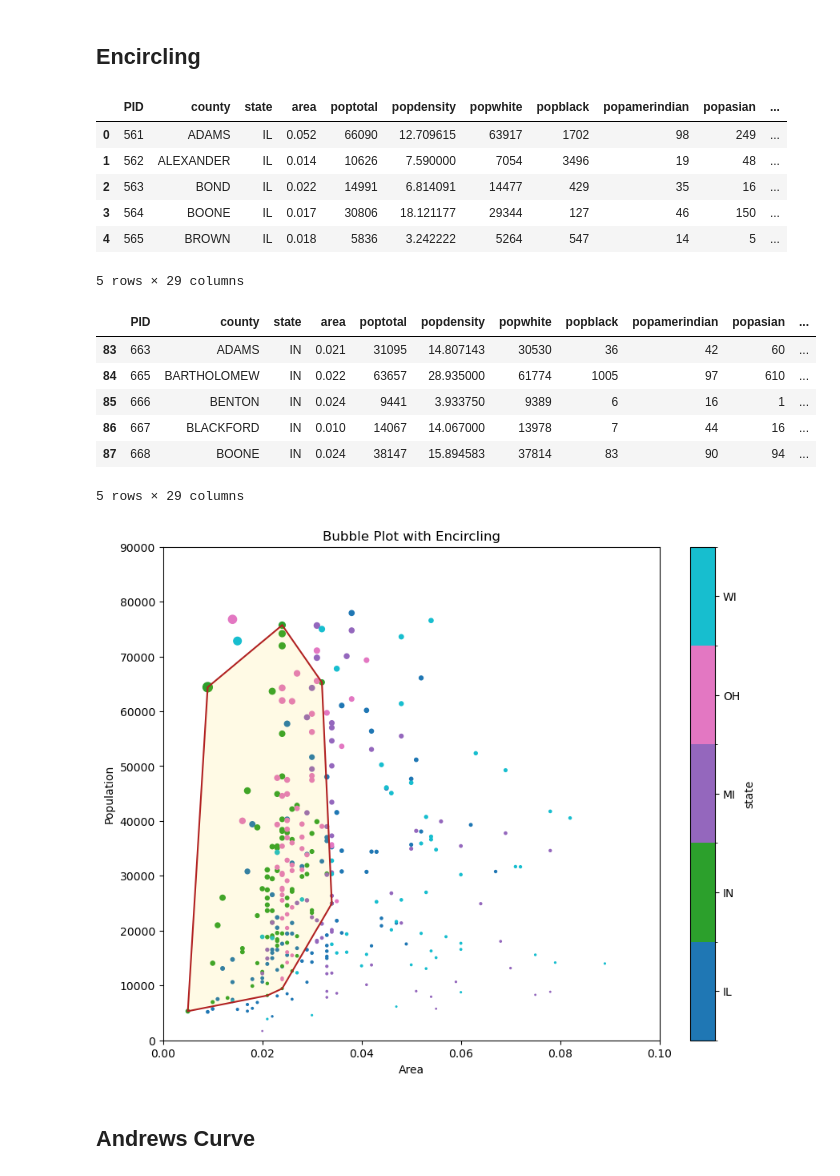
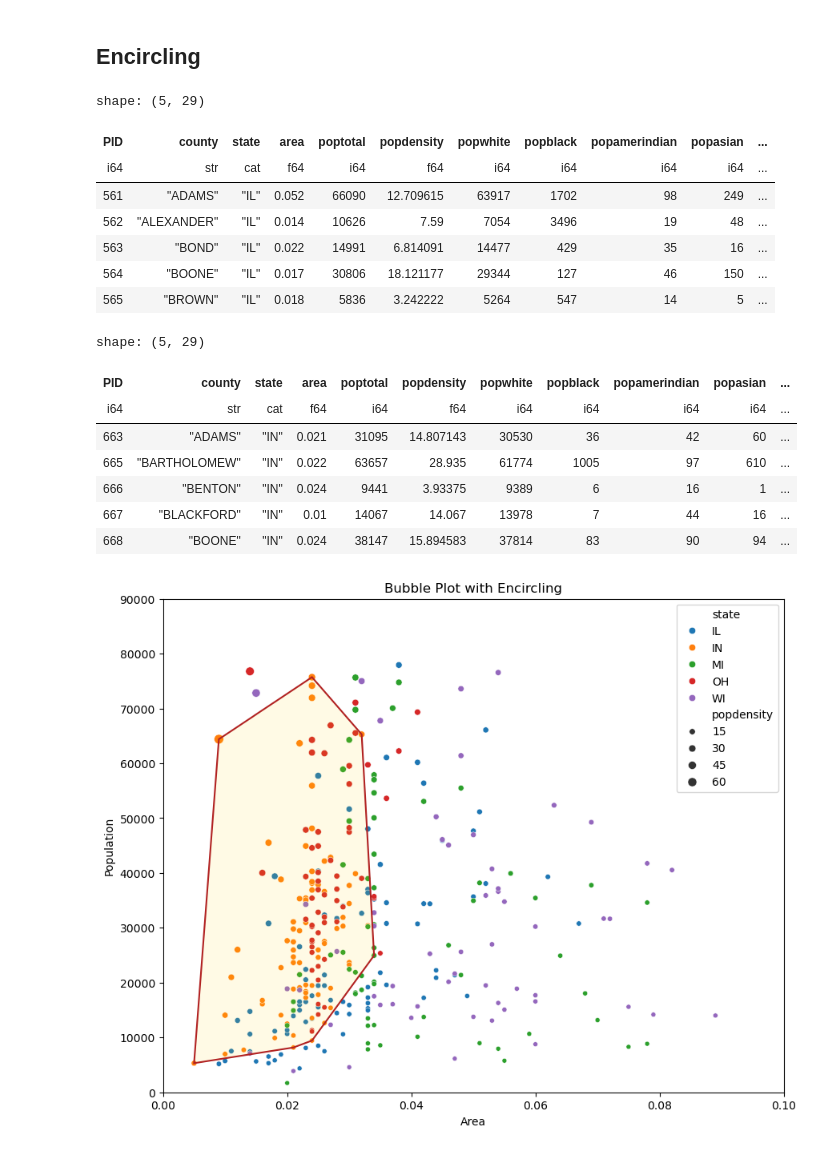
Before and after one commit to ivaquero/blog-bio, a Jupyter notebook: analysis/group.ipynb, the cells around one changed output. Cells and saved outputs as stored; diff of their text form; code cells hidden in the pictures.

```diff
--- a/analysis/group.ipynb
+++ b/analysis/group.ipynb
@@ -21,6 +24,5 @@ mpg.head()
 # %%
-mpg_group = mpg.loc[:, ["cty", "manufacturer"]].groupby("manufacturer").mean()
-mpg_group = mpg_group.sort_values("cty")
-mpg_group = mpg_group.reset_index()
+mpg_group = mpg[:, ["cty", "manufacturer"]].group_by("manufacturer").mean()
+mpg_group = mpg_group.sort(by="cty")
 mpg_group.head()
 # %% [output]
@@ -33,7 +37,7 @@ mpg_group.head()
 # %%
 fig, ax = plt.subplots(figsize=(10, 6), facecolor="white")
 
-x = mpg_group["manufacturer"].str.upper()
+x = mpg_group["manufacturer"].str.to_uppercase()
 y = mpg_group["cty"]
 
 ax.bar(x=x, height=y)
@@ -98,63 +104,65 @@ plt.show()
 # %% [markdown]
 ## Encircling
 # %%
-midwest = pd.read_csv("data/midwest_filter.csv")
-midwest["popdensity"] = midwest["popdensity"] / 100
-midwest["state"] = midwest["state"].astype("category")
+midwest = pl.read_csv("data/midwest_filter.csv")
+midwest = midwest.with_columns(
+    pl.col("popdensity") / 100, midwest["state"].cast(pl.Categorical)
+)
 midwest.head()
 # %% [output]
+shape: (5, 29)
-|  | PID | county | state | area | poptotal | popdensity | popwhite | popblack | popamerindian | popasian | ... |
-| 0 | 561 | ADAMS | IL | 0.052 | 66090 | 12.709615 | 63917 | 1702 | 98 | 249 | ... |
-| 1 | 562 | ALEXANDER | IL | 0.014 | 10626 | 7.590000 | 7054 | 3496 | 19 | 48 | ... |
-| 2 | 563 | BOND | IL | 0.022 | 14991 | 6.814091 | 14477 | 429 | 35 | 16 | ... |
-| 3 | 564 | BOONE | IL | 0.017 | 30806 | 18.121177 | 29344 | 127 | 46 | 150 | ... |
-| 4 | 565 | BROWN | IL | 0.018 | 5836 | 3.242222 | 5264 | 547 | 14 | 5 | ... |
+| PID | county | state | area | poptotal | popdensity | popwhite | popblack | popamerindian | popasian | ... |
+| i64 | str | cat | f64 | i64 | f64 | i64 | i64 | i64 | i64 | ... |
+| 561 | "ADAMS" | "IL" | 0.052 | 66090 | 12.709615 | 63917 | 1702 | 98 | 249 | ... |
+| 562 | "ALEXANDER" | "IL" | 0.014 | 10626 | 7.59 | 7054 | 3496 | 19 | 48 | ... |
+| 563 | "BOND" | "IL" | 0.022 | 14991 | 6.814091 | 14477 | 429 | 35 | 16 | ... |
+| 564 | "BOONE" | "IL" | 0.017 | 30806 | 18.121177 | 29344 | 127 | 46 | 150 | ... |
+| 565 | "BROWN" | "IL" | 0.018 | 5836 | 3.242222 | 5264 | 547 | 14 | 5 | ... |
-5 rows × 29 columns
 # %%
-midwest_select = midwest.query("state=='IN'")
+midwest_select = midwest.filter(pl.col("state") == "IN")
 midwest_select.head()
 # %% [output]
+shape: (5, 29)
-|  | PID | county | state | area | poptotal | popdensity | popwhite | popblack | popamerindian | popasian | ... |
-| 83 | 663 | ADAMS | IN | 0.021 | 31095 | 14.807143 | 30530 | 36 | 42 | 60 | ... |
-| 84 | 665 | BARTHOLOMEW | IN | 0.022 | 63657 | 28.935000 | 61774 | 1005 | 97 | 610 | ... |
-| 85 | 666 | BENTON | IN | 0.024 | 9441 | 3.933750 | 9389 | 6 | 16 | 1 | ... |
-| 86 | 667 | BLACKFORD | IN | 0.010 | 14067 | 14.067000 | 13978 | 7 | 44 | 16 | ... |
-| 87 | 668 | BOONE | IN | 0.024 | 38147 | 15.894583 | 37814 | 83 | 90 | 94 | ... |
+| PID | county | state | area | poptotal | popdensity | popwhite | popblack | popamerindian | popasian | ... |
+| i64 | str | cat | f64 | i64 | f64 | i64 | i64 | i64 | i64 | ... |
+| 663 | "ADAMS" | "IN" | 0.021 | 31095 | 14.807143 | 30530 | 36 | 42 | 60 | ... |
+| 665 | "BARTHOLOMEW" | "IN" | 0.022 | 63657 | 28.935 | 61774 | 1005 | 97 | 610 | ... |
+| 666 | "BENTON" | "IN" | 0.024 | 9441 | 3.93375 | 9389 | 6 | 16 | 1 | ... |
+| 667 | "BLACKFORD" | "IN" | 0.01 | 14067 | 14.067 | 13978 | 7 | 44 | 16 | ... |
+| 668 | "BOONE" | "IN" | 0.024 | 38147 | 15.894583 | 37814 | 83 | 90 | 94 | ... |
-5 rows × 29 columns
 # %%
 _, ax = plt.subplots(figsize=(10, 8))
 
-midwest.plot.scatter(
-    x="area", y="poptotal", c="state", s="popdensity", cmap="tab10", ax=ax
+
+sns.scatterplot(
+    data=midwest, x="area", y="poptotal", hue="state", size="popdensity", ax=ax
 )
 
 
 # Encircling
 def encircle(x, y, ax=None, **kw) -> None:
     ax = ax or plt.gca()
     p = np.stack([x, y], axis=1)
     hull = ConvexHull(p)
     poly = patches.Polygon(xy=p[hull.vertices, :], closed=True, **kw)
     ax.add_patch(poly)
 
 
 ax.set(
     xlim=(0.0, 0.1),
     ylim=(0, 90000),
     xlabel="Area",
     ylabel="Population",
     title="Bubble Plot with Encircling",
 )
 
 x = midwest_select["area"]
 y = midwest_select["poptotal"]
 
 # Draw polygon surrounding vertices
 encircle(x, y, ec="k", fc="gold", alpha=0.1, ax=ax)
 encircle(x, y, ec="firebrick", fc="none", lw=1.5, ax=ax)
 
 plt.show()
 # %% [output]
-[figure, old version]
+[figure, new version]
-# %% [markdown]
-## Andrews Curve
```
Also changed, not shown: parts of 12 cells of this notebook, 14 other files.
